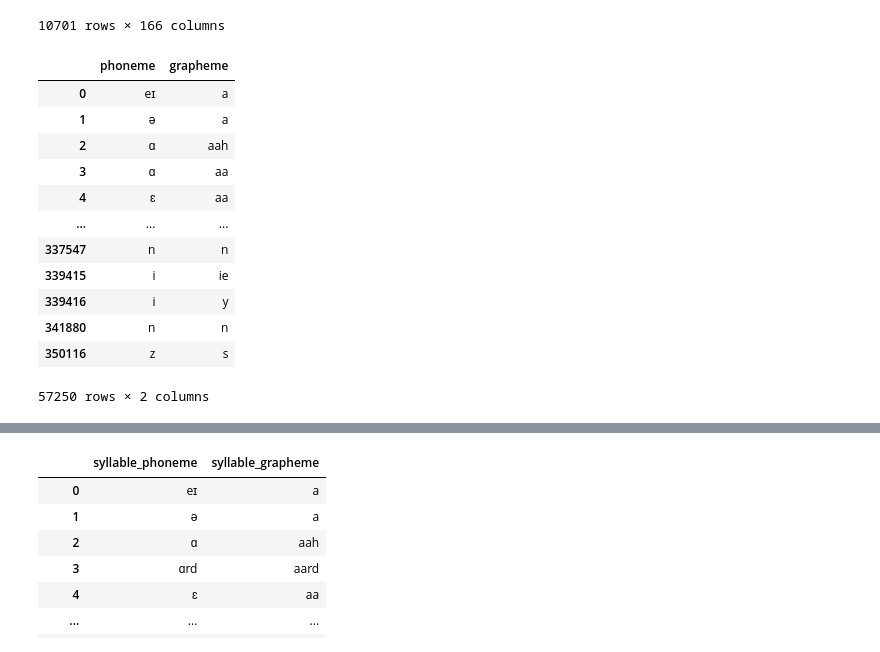
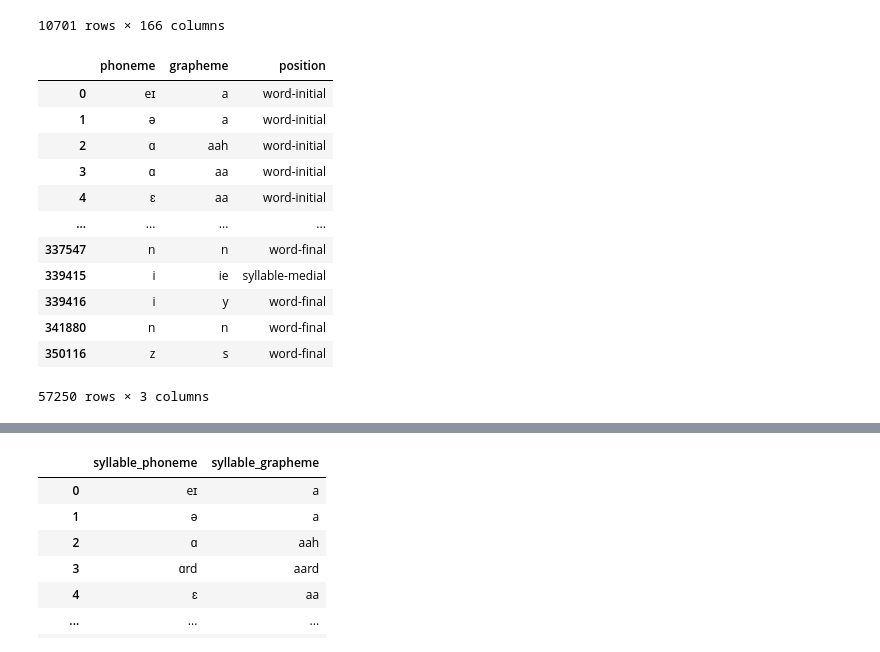
Before and after one commit to r-bellary/NTR, a Jupyter notebook: pg_toolkit.ipynb, the cells around one changed output, grey strips where cells are left out. Saved outputs shown, nothing was run; the diff lists cells and outputs as text; code cells hidden in the pictures.

```diff
--- a/pg_toolkit.ipynb
+++ b/pg_toolkit.ipynb
@@ -400,3 +304,27 @@ df
 | 10699 | zounds | 0 | 1 | zaʊndz | z | z | z+z | aʊ | ... |
 | 10700 | zucchini | 0 | 3 | zukini | z | z | z+z | u | ... |
 10701 rows × 124 columns
+# %%
+existing_columns = df.columns
+new_columns_dict = {}
+
+for col in existing_columns:
+    if col.startswith('syllable') and len(col) == 13 and col[10:] == '_pg' and col[8] in '123456' and col[9] in 'abcdef':
+        # Extract syllable number and letter from the existing column name
+        syllable_number = col[8]
+        syllable_letter = col[9]
+
+        # Create the new column name
+        new_col = f'syllable{syllable_number}{syllable_letter}_position'
+
+        # Store the new column and its position in the dictionary
+        new_columns_dict[col] = new_col
+
+# Insert new columns into df at the correct positions
+for existing_col, new_col in new_columns_dict.items():
+    if new_col[8] == '1' and new_col[9] == 'a':
+        df.insert(df.columns.get_loc(existing_col) + 1, new_col, 'word-initial')
+    else:
+        df.insert(df.columns.get_loc(existing_col) + 1, new_col, np.nan)
+
+df
@@ -665,36 +652,40 @@ df
 # %%
 # finds all instances of phonemes and graphemes in df
 def extract_phoneme_and_grapheme_values(cols_dict):
     phoneme_values = []
     grapheme_values = []
-    for g, p in cols_dict.items():
+    position_values = []
+
+    for g, (p, pos) in cols_dict.items():
         phoneme_values += df[p].to_list()
         grapheme_values += df[g].to_list()
-    return phoneme_values, grapheme_values
+        position_values += df[pos].to_list()
+    return phoneme_values, grapheme_values, position_values
 
 # creates pg_df to store all instances of phonemes and graphemes from df
 pg_df = pd.DataFrame()
-all_phonemes, all_graphemes = extract_phoneme_and_grapheme_values(all_syllable_columns)
+all_phonemes, all_graphemes, all_positions = extract_phoneme_and_grapheme_values(all_syllable_columns)
 pg_df['phoneme'] = all_phonemes
 pg_df['grapheme'] = all_graphemes
+pg_df['position'] = all_positions
 pg_df.dropna(axis = 0, how = 'all', inplace = True)
 pg_df.fillna('_', inplace=True)
 
 # saves pg_df to csv
 pg_df.to_csv('pg_df.csv')
 
 pg_df
 # %% [output]
-|  | phoneme | grapheme |
-| 0 | eɪ | a |
-| 1 | ə | a |
-| 2 | ɑ | aah |
-| 3 | ɑ | aa |
-| 4 | ɛ | aa |
-| ... | ... | ... |
-| 337547 | n | n |
-| 339415 | i | ie |
-| 339416 | i | y |
-| 341880 | n | n |
-| 350116 | z | s |
+|  | phoneme | grapheme | position |
+| 0 | eɪ | a | word-initial |
+| 1 | ə | a | word-initial |
+| 2 | ɑ | aah | word-initial |
+| 3 | ɑ | aa | word-initial |
+| 4 | ɛ | aa | word-initial |
+| ... | ... | ... | ... |
+| 337547 | n | n | word-final |
+| 339415 | i | ie | syllable-medial |
+| 339416 | i | y | word-final |
+| 341880 | n | n | word-final |
+| 350116 | z | s | word-final |
-57250 rows × 2 columns
+57250 rows × 3 columns
```
Also changed, not shown: parts of 12 cells of this notebook.
